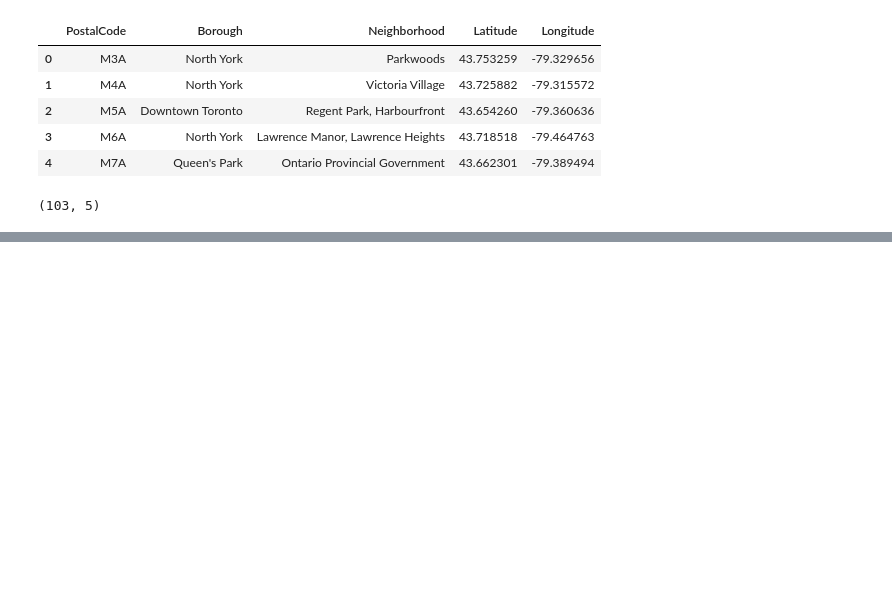
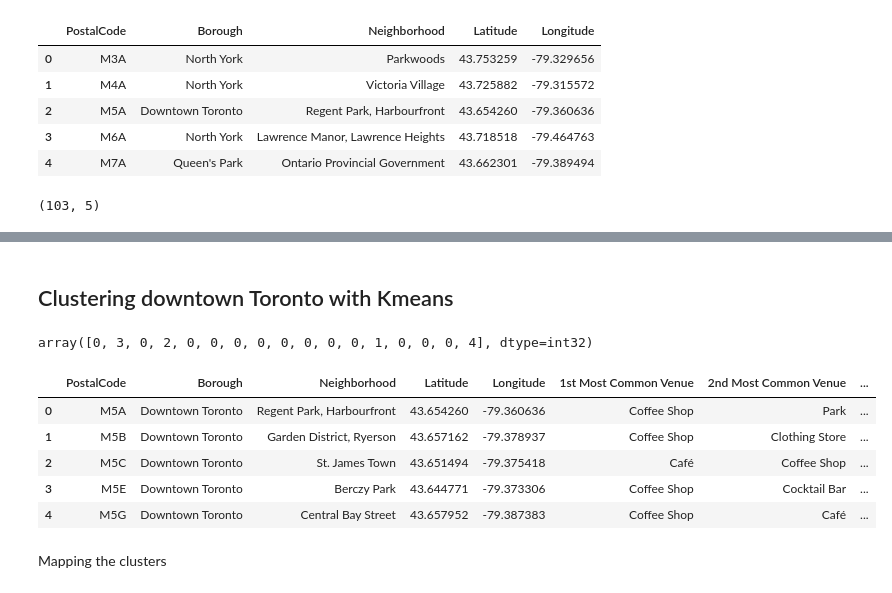
Before and after one commit to szwzy/ADSCapstone, a Jupyter notebook: Toronto Neighbourhood.ipynb, the cells around one changed output, grey strips where cells are left out. Drawn from its saved outputs; the diff is of its cells as text; code cells hidden in the pictures; blank space fills up the shorter version.

```diff
--- a/Toronto Neighbourhood.ipynb
+++ b/Toronto Neighbourhood.ipynb
@@ -81,0 +283,3 @@ df.shape
+# %%
+to_grouped = to_onehot.groupby('Neighborhood').mean().reset_index()
+to_grouped.head()
@@ -81,0 +332,34 @@ df.shape
+# %% [markdown]
+## Clustering downtown Toronto with Kmeans
+# %%
+# set number of clusters
+kclusters = 5
+
+to_grouped_clustering = to_grouped.drop('Neighborhood', 1)
+
+# run k-means clustering
+kmeans = KMeans(n_clusters=kclusters, random_state=0).fit(to_grouped_clustering)
+
+# check cluster labels generated for each row in the dataframe
+kmeans.labels_
+# %% [output]
+array([0, 3, 0, 2, 0, 0, 0, 0, 0, 0, 0, 0, 1, 0, 0, 0, 4], dtype=int32)
+# %%
+# add clustering labels
+to_venues_sorted['Cluster Labels']= kmeans.labels_
+to_venues_sorted.head()
+to_merged = to_data
+
+# merge manhattan_grouped with manhattan_data to add latitude/longitude for each neighborhood
+to_merged = to_merged.merge(to_venues_sorted.set_index('Neighborhood'), on='Neighborhood')
+
+to_merged.head() # check the last columns!
+# %% [output]
+|  | PostalCode | Borough | Neighborhood | Latitude | Longitude | 1st Most Common Venue | 2nd Most Common Venue | ... |
+| 0 | M5A | Downtown Toronto | Regent Park, Harbourfront | 43.654260 | -79.360636 | Coffee Shop | Park | ... |
+| 1 | M5B | Downtown Toronto | Garden District, Ryerson | 43.657162 | -79.378937 | Coffee Shop | Clothing Store | ... |
+| 2 | M5C | Downtown Toronto | St. James Town | 43.651494 | -79.375418 | Café | Coffee Shop | ... |
+| 3 | M5E | Downtown Toronto | Berczy Park | 43.644771 | -79.373306 | Coffee Shop | Cocktail Bar | ... |
+| 4 | M5G | Downtown Toronto | Central Bay Street | 43.657952 | -79.387383 | Coffee Shop | Café | ... |
+# %% [markdown]
+Mapping the clusters
```
Also changed, not shown: parts of 36 cells of this notebook.
